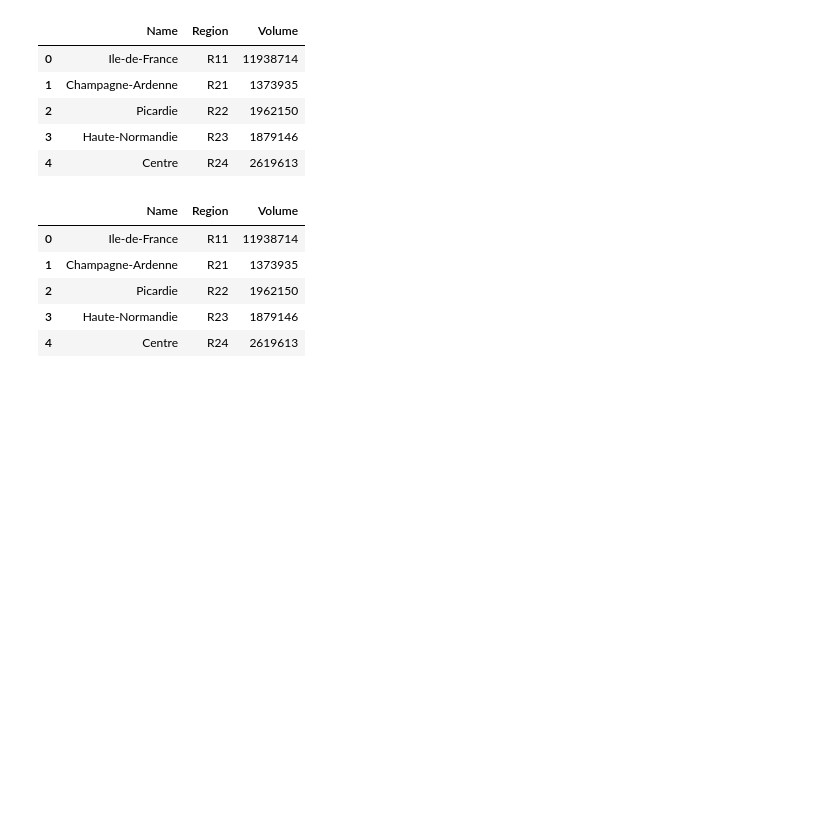
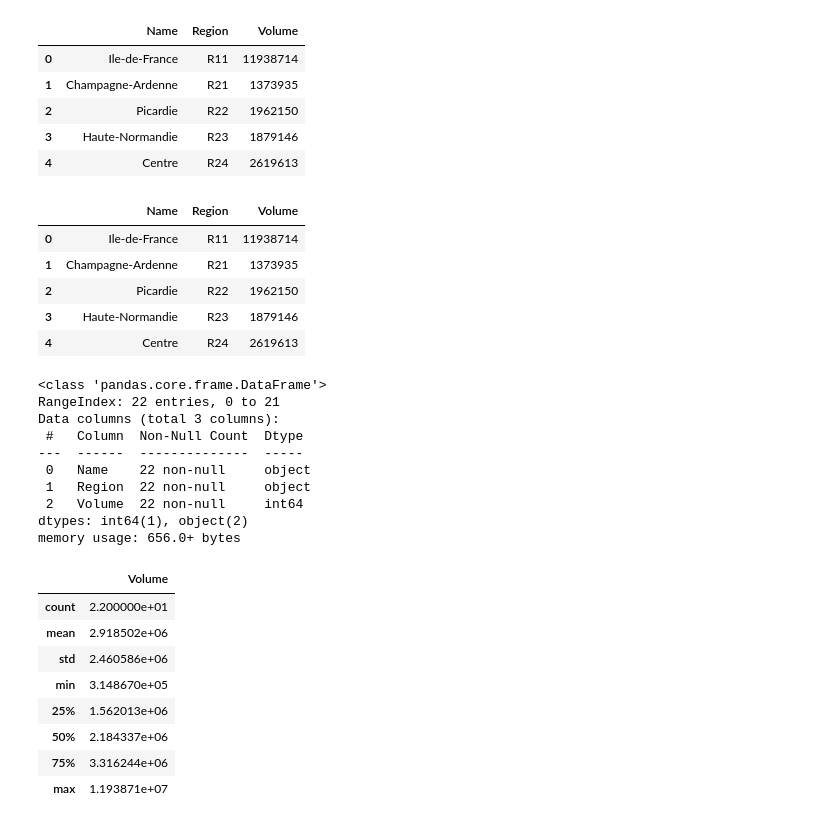
Before and after one commit to dusan-zdravkovic/Actuary-Project, a Jupyter notebook: first.ipynb, the cells around one changed output. Saved outputs shown, nothing was run; the diff lists cells and outputs as text; code cells hidden in the pictures; blank space fills up the shorter version.

```diff
--- a/first.ipynb
+++ b/first.ipynb
@@ -58,3 +58,26 @@ regions_df.head()
 | 2 | Picardie | R22 | 1962150 |
 | 3 | Haute-Normandie | R23 | 1879146 |
 | 4 | Centre | R24 | 2619613 |
+# %%
+regions_df.info()
+regions_df.describe()
+# %% [output]
+<class 'pandas.core.frame.DataFrame'>
+RangeIndex: 22 entries, 0 to 21
+Data columns (total 3 columns):
+ #   Column  Non-Null Count  Dtype
+---  ------  --------------  -----
+ 0   Name    22 non-null     object
+ 1   Region  22 non-null     object
+ 2   Volume  22 non-null     int64
+dtypes: int64(1), object(2)
+memory usage: 656.0+ bytes
+|  | Volume |
+| count | 2.200000e+01 |
+| mean | 2.918502e+06 |
+| std | 2.460586e+06 |
+| min | 3.148670e+05 |
+| 25% | 1.562013e+06 |
+| 50% | 2.184337e+06 |
+| 75% | 3.316244e+06 |
+| max | 1.193871e+07 |
```
Also changed, not shown: parts of 2 cells of this notebook.
